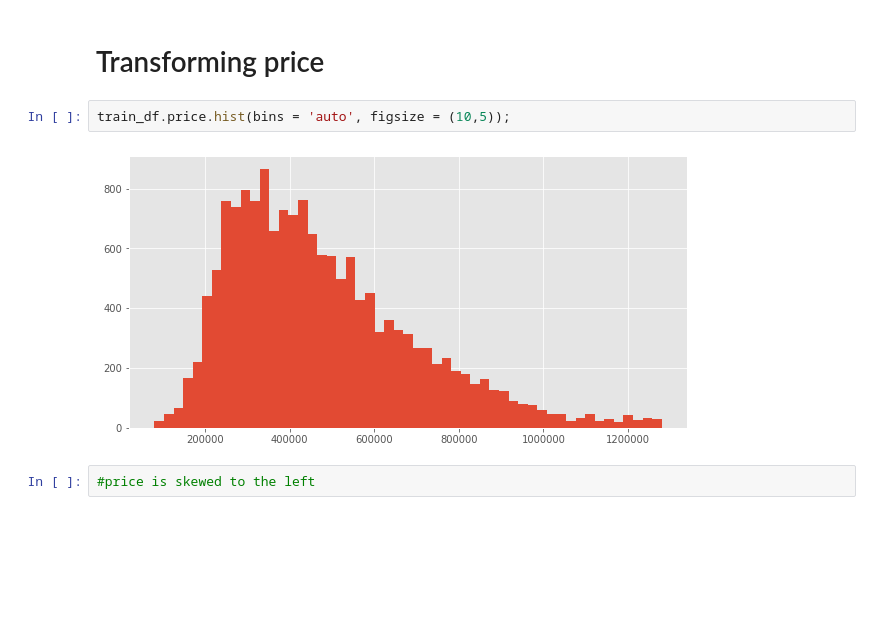
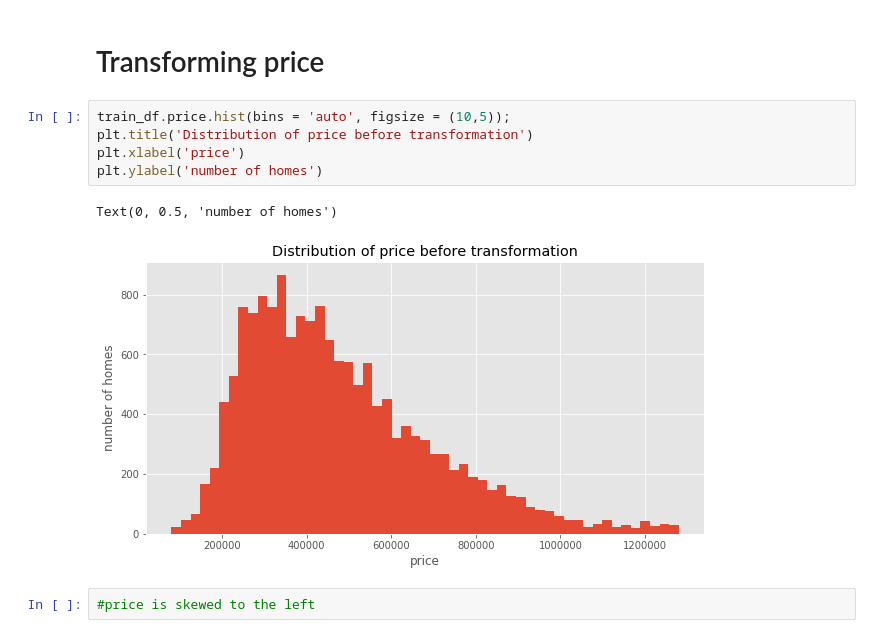
Before and after one commit to miriamsemmar/dsc-mod-2-project-v2-1-onl01-dtsc-pt-070620, a Jupyter notebook: project_part_6_final_model.ipynb, the cells around one changed output. Drawn from its saved outputs; the diff is of its cells as text; blank space fills up the shorter version.

```diff
--- a/project_part_6_final_model.ipynb
+++ b/project_part_6_final_model.ipynb
@@ -360,8 +366,12 @@ total number of features: 101
 # Transforming price
 # %%
 train_df.price.hist(bins = 'auto', figsize = (10,5));
+plt.title('Distribution of price before transformation')
+plt.xlabel('price')
+plt.ylabel('number of homes')
 # %% [output]
+Text(0, 0.5, 'number of homes')
-[figure, old version]
+[figure, new version]
 # %%
 #price is skewed to the left
 # %%
```
Also changed, not shown: parts of 27 cells of this notebook, 9 other files.
